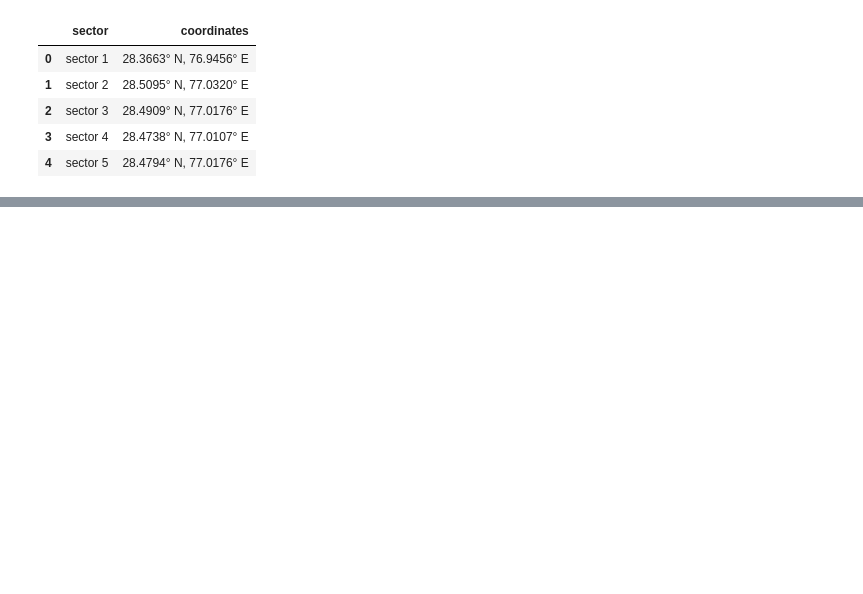
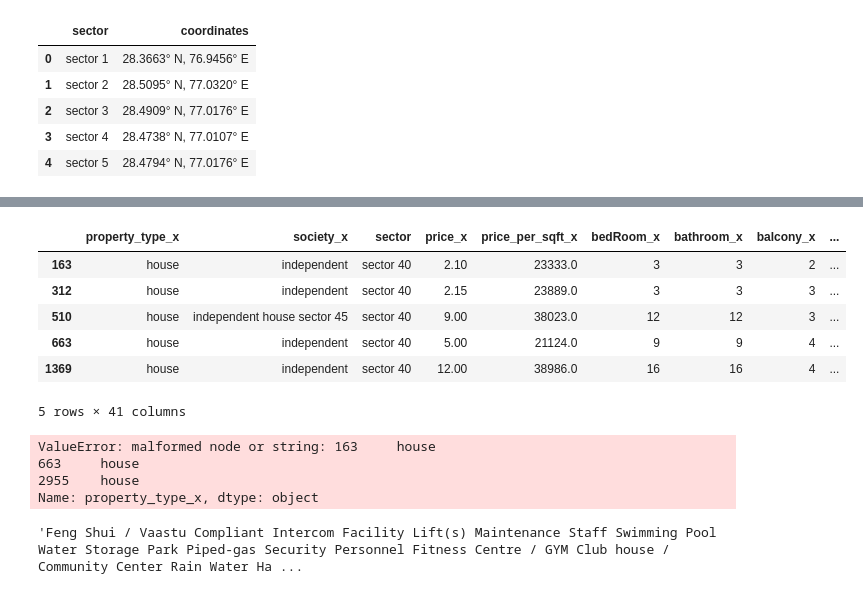
Before and after one commit to Rishabh952008/Real_Estate, a Jupyter notebook: notebooks/EDA/data_vis.ipynb, the cells around one changed output, grey strips where cells are left out. Cells and saved outputs as stored; diff of their text form; code cells hidden in the pictures; blank space fills up the shorter version.

```diff
--- a/notebooks/EDA/data_vis.ipynb
+++ b/notebooks/EDA/data_vis.ipynb
@@ -63,0 +91,25 @@ df.head()
+# %%
+use_df.head()
+# %% [output]
+|  | property_type_x | society_x | sector | price_x | price_per_sqft_x | bedRoom_x | bathroom_x | balcony_x | ... |
+| 163 | house | independent | sector 40 | 2.10 | 23333.0 | 3 | 3 | 2 | ... |
+| 312 | house | independent | sector 40 | 2.15 | 23889.0 | 3 | 3 | 3 | ... |
+| 510 | house | independent house sector 45 | sector 40 | 9.00 | 38023.0 | 12 | 12 | 3 | ... |
+| 663 | house | independent | sector 40 | 5.00 | 21124.0 | 9 | 9 | 4 | ... |
+| 1369 | house | independent | sector 40 | 12.00 | 38986.0 | 16 | 16 | 4 | ... |
+5 rows × 41 columns
+# %%
+import ast
+main =[]
+for col in use_df.dropna().apply(ast.literal_eval):
+    main.extend(col)
+# %% [output]
+ValueError: malformed node or string: 163     house
+663     house
+2955    house
+Name: property_type_x, dtype: object
+# %%
+feature_text = ' '.join(main)
+feature_text
+# %% [output]
+'Feng Shui / Vaastu Compliant Intercom Facility Lift(s) Maintenance Staff Swimming Pool Water Storage Park Piped-gas Security Personnel Fitness Centre / GYM Club house / Community Center Rain Water Ha ...
```
Also changed, not shown: parts of 17 cells of this notebook, 2 other files.
